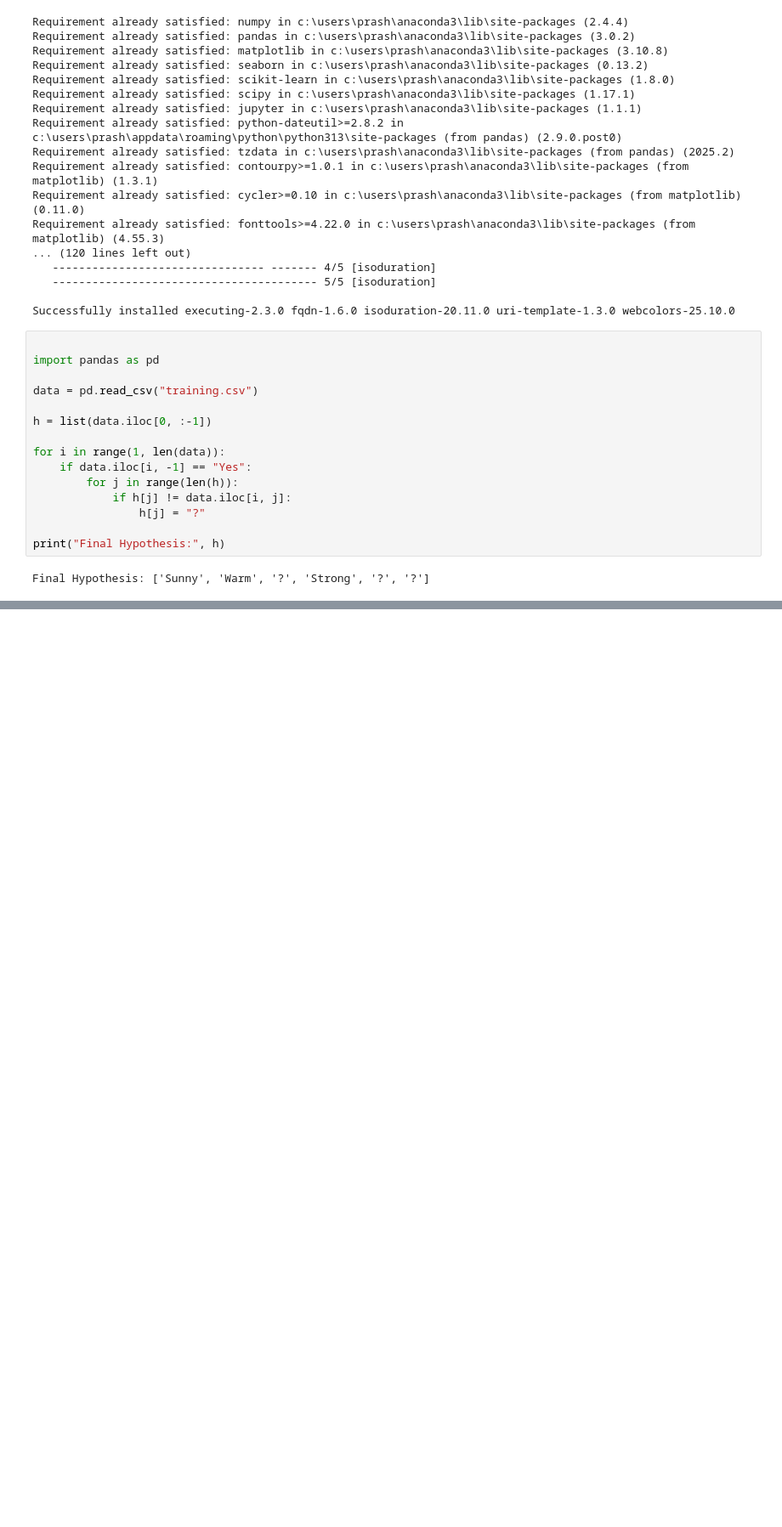
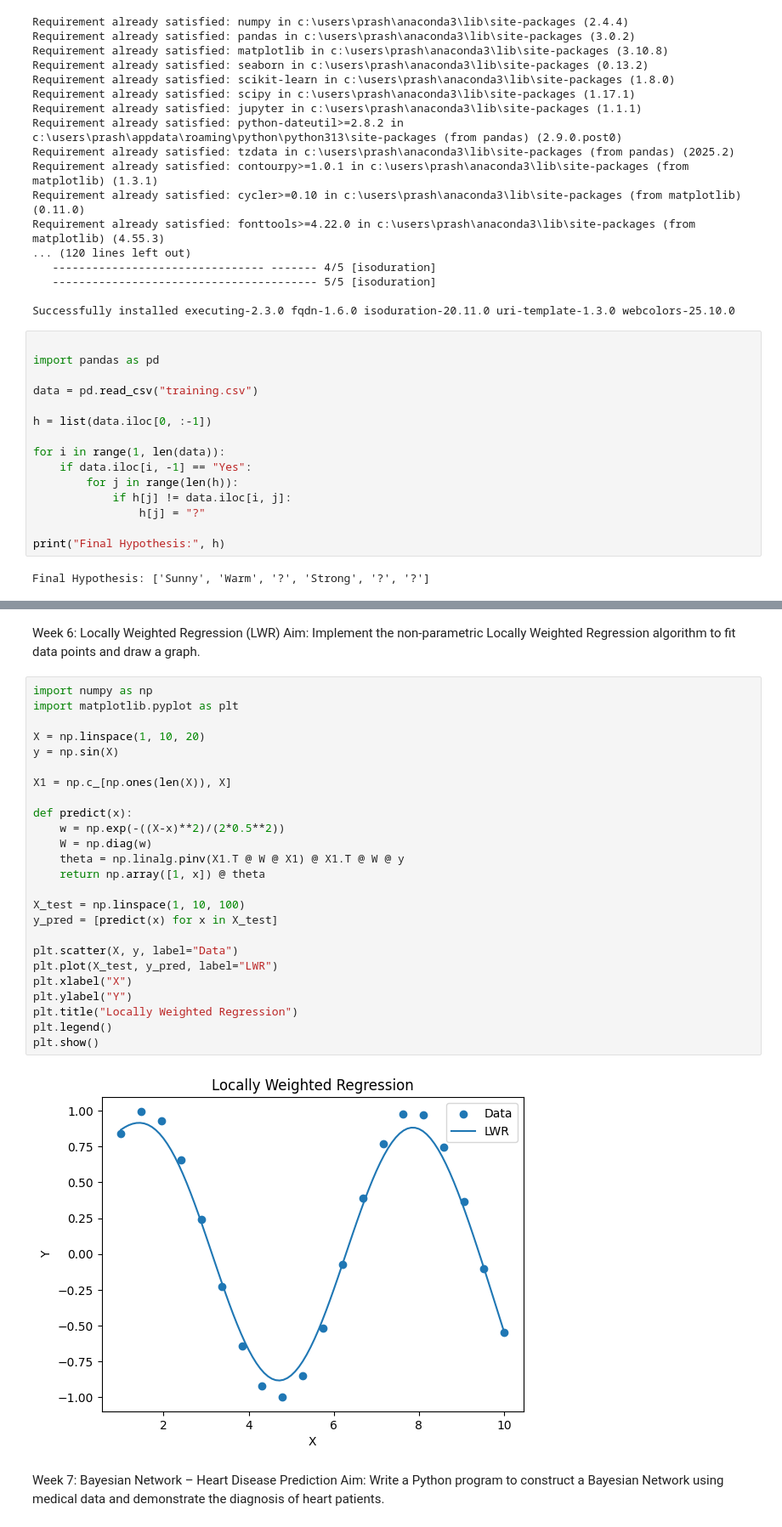
Before and after one commit to Prashanthsyntax/LABS, a Jupyter notebook: FML/FML.ipynb, the cells around one changed output, grey strips where cells are left out. Shown at 85% size. Saved outputs shown, nothing was run; the diff lists cells and outputs as text; blank space fills up the shorter version.

```diff
--- a/FML/FML.ipynb
+++ b/FML/FML.ipynb
@@ -40,0 +278,33 @@ Final Hypothesis: ['Sunny', 'Warm', '?', 'Strong', '?', '?']
+# %% [markdown]
+Week 6: Locally Weighted Regression (LWR)
+Aim: Implement the non-parametric Locally Weighted Regression algorithm to fit data points and draw a graph.
+# %%
+import numpy as np
+import matplotlib.pyplot as plt
+
+X = np.linspace(1, 10, 20)
+y = np.sin(X)
+
+X1 = np.c_[np.ones(len(X)), X]
+
+def predict(x):
+    w = np.exp(-((X-x)**2)/(2*0.5**2))
+    W = np.diag(w)
+    theta = np.linalg.pinv(X1.T @ W @ X1) @ X1.T @ W @ y
+    return np.array([1, x]) @ theta
+
+X_test = np.linspace(1, 10, 100)
+y_pred = [predict(x) for x in X_test]
+
+plt.scatter(X, y, label="Data")
+plt.plot(X_test, y_pred, label="LWR")
+plt.xlabel("X")
+plt.ylabel("Y")
+plt.title("Locally Weighted Regression")
+plt.legend()
+plt.show()
+# %% [output]
+[figure, added]
+# %% [markdown]
+Week 7: Bayesian Network – Heart Disease Prediction
+Aim: Write a Python program to construct a Bayesian Network using medical data and demonstrate the diagnosis of heart patients.
```
Also changed, not shown: parts of 17 cells of this notebook.
